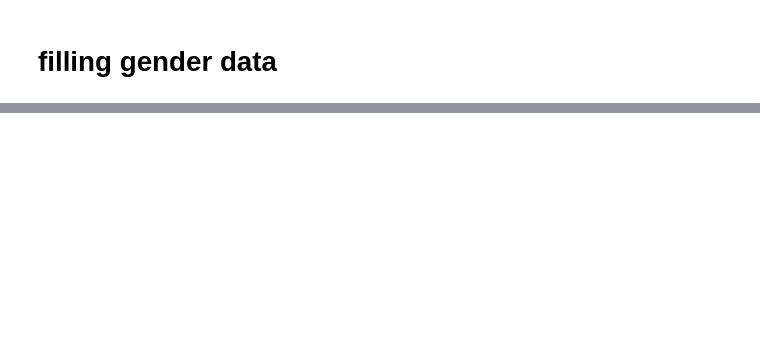
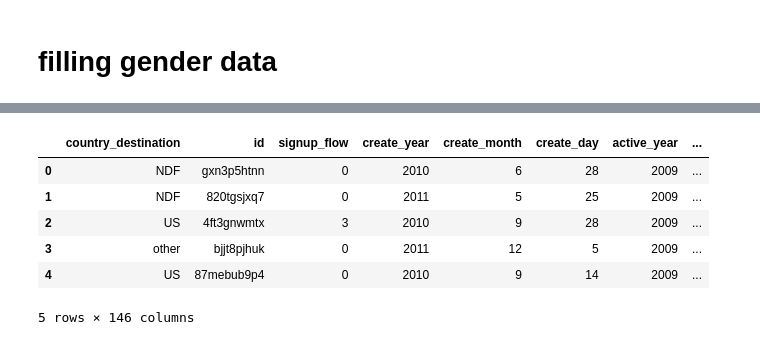
Before and after one commit to wjy5446/airbnb-new-booking, a Jupyter notebook: Airbnb_V5.0.ipynb, the cells around one changed output, grey strips where cells are left out. Cells and saved outputs as stored; diff of their text form; code cells hidden in the pictures; blank space fills up the shorter version.

```diff
--- a/Airbnb_V5.0.ipynb
+++ b/Airbnb_V5.0.ipynb
@@ -577,6 +623,9 @@ gender_test = df_all[df_all["gender"].isnull()].reset_index()
 # %%
 y = gender_train.gender
 
+gender_train_id = gender_train.id
+gender_test_id = gender_test.id
+
 gender_train = gender_train.drop(['id', 'age', 'country_destination', 'gender'], axis=1)
 gender_test = gender_test.drop(['id', 'age', 'country_destination', 'gender'], axis=1)
 # %%
@@ -650,0 +655,15 @@ plt.ylim([0,4])
+# %%
+#prediction age
+pred_gender = model_age.predict(gender_test)
+pred_gender = pd.DataFrame(pred_gender, columns=['gender'])
+pred_gender = pd.concat([pred_gender, gender_test_id], axis=1)
+
+#original age
+origin_gender = y
+origin_gender = pd.DataFrame(origin_gender, columns=['gender'])
+origin_gender = pd.concat([origin_gender, gender_train_id], axis=1)
+
+#concat original age and prediction age
+gender = pd.concat([origin_gender, pred_gender], axis=0)
+print('gender lenght check :', len(gender))
+gender.head()
@@ -650,0 +678,14 @@ plt.ylim([0,4])
+# %%
+df_all = df_all.drop("gender" , axis=1)
+
+df_all = pd.merge(df_all, gender, on="id", how="left")
+# %%
+df_all.head()
+# %% [output]
+|  | country_destination | id | signup_flow | create_year | create_month | create_day | active_year | ... |
+| 0 | NDF | gxn3p5htnn | 0 | 2010 | 6 | 28 | 2009 | ... |
+| 1 | NDF | 820tgsjxq7 | 0 | 2011 | 5 | 25 | 2009 | ... |
+| 2 | US | 4ft3gnwmtx | 3 | 2010 | 9 | 28 | 2009 | ... |
+| 3 | other | bjjt8pjhuk | 0 | 2011 | 12 | 5 | 2009 | ... |
+| 4 | US | 87mebub9p4 | 0 | 2010 | 9 | 14 | 2009 | ... |
+5 rows × 146 columns
```
Also changed, not shown: parts of 58 cells of this notebook.
